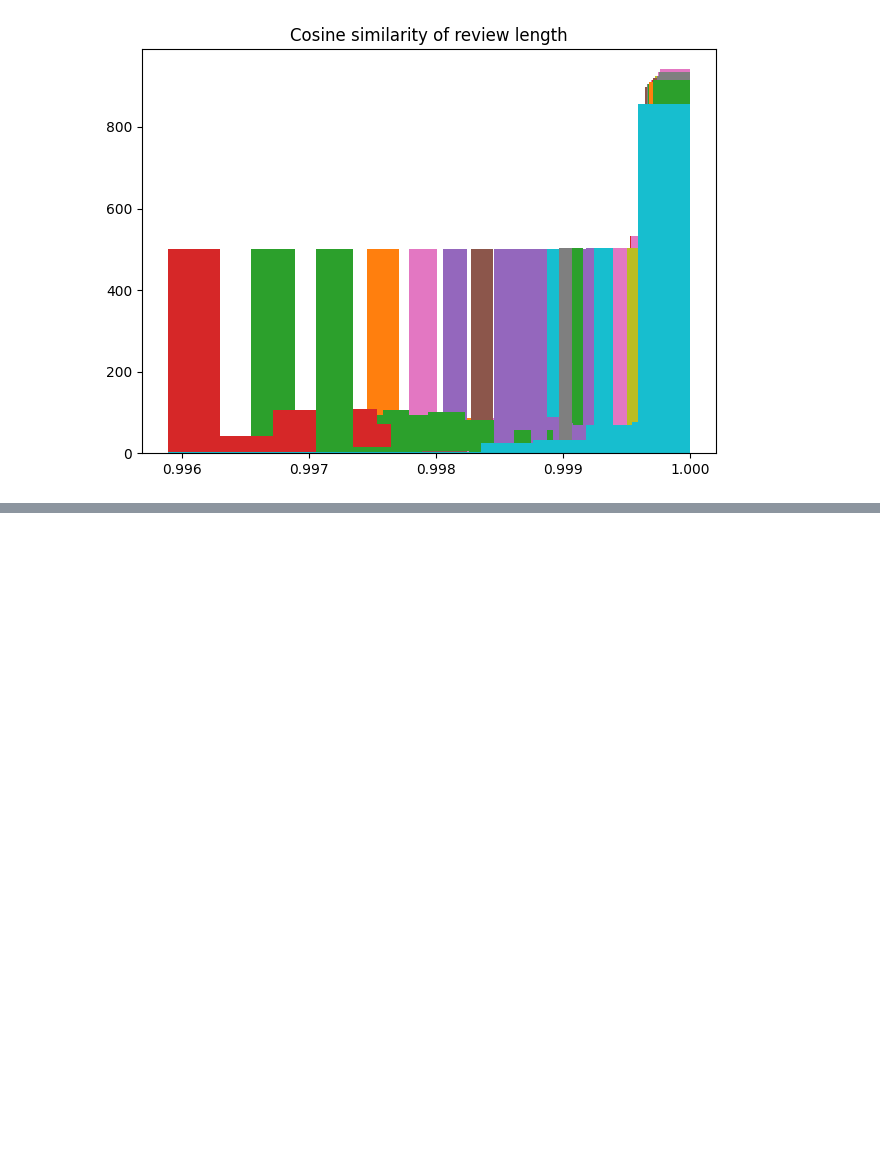
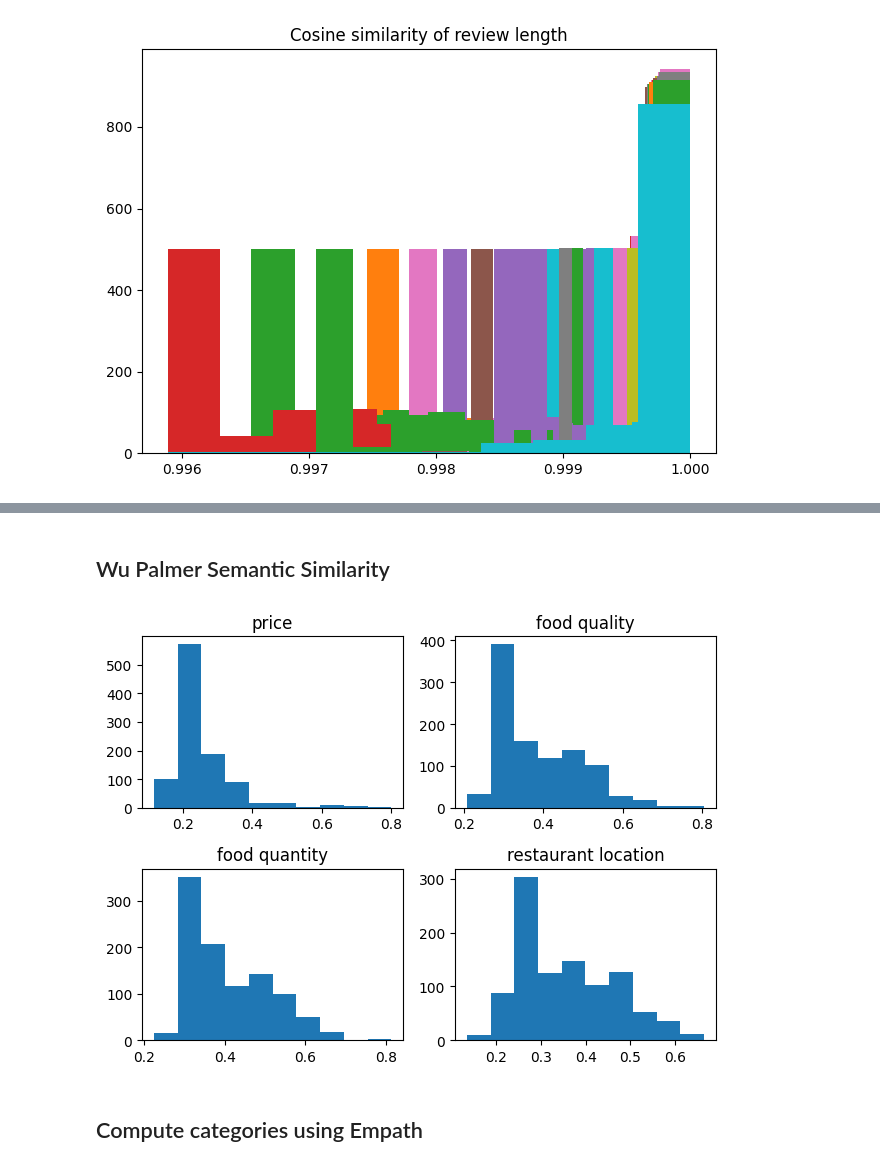
Before and after one commit to Kirollos-Hanna/NLP_Sentiment_Analysis_Project, a Jupyter notebook: RestaurantReviewSentimentAnalysis.ipynb, the cells around one changed output, grey strips where cells are left out. Saved outputs shown, nothing was run; the diff lists cells and outputs as text; code cells hidden in the pictures; blank space fills up the shorter version.

```diff
--- a/RestaurantReviewSentimentAnalysis.ipynb
+++ b/RestaurantReviewSentimentAnalysis.ipynb
@@ -182,0 +410,6 @@ fig.tight_layout()
+# %%
+# Define the topic keywords
+price = "price"
+quality = "quality"
+quantity = "quantity"
+location = "location"
@@ -182,0 +433,10 @@ fig.tight_layout()
+# %%
+category_column=[]
+topic_enum = {price:1, quality:2,quantity:3,location:4}
+for cat in category_for_sentence:
+    category_column.append(topic_enum[max(cat, key=cat.get)])
+
+if 'Related_Topic' not in restaurant_reviews.columns:
+    restaurant_reviews.insert(4, "Related_Topic", category_column, True)
+# %% [markdown]
+## Wu Palmer Semantic Similarity
@@ -182,0 +506,35 @@ fig.tight_layout()
+# %%
+# price_related_reviews = restaurant_reviews.where(restaurant_reviews["price"] == 1)
+# price_related_reviews = price_related_reviews.dropna()
+# restaurant_reviews.shape
+price_wu_similarity = []
+quality_wu_similarity = []
+quantity_wu_similarity = []
+location_wu_similarity = []
+for ind, review in restaurant_reviews.iterrows():
+    price_wu_similarity.append(symmetric_sentence_similarity_wu(review["Review"],"price"))
+    quality_wu_similarity.append(symmetric_sentence_similarity_wu(review["Review"],"food quality"))
+    quantity_wu_similarity.append(symmetric_sentence_similarity_wu(review["Review"],"food quantity"))
+    location_wu_similarity.append(symmetric_sentence_similarity_wu(review["Review"],"restaurant location"))
+# %%
+gs = gridspec.GridSpec(2, 2)
+
+fig = plt.figure()
+ax1 = fig.add_subplot(gs[0, 0]) # row 0, col 0
+ax2 = fig.add_subplot(gs[0, 1]) # row 0, col 1
+ax3 = fig.add_subplot(gs[1, 0]) # row 1, col 0
+ax4 = fig.add_subplot(gs[1, 1]) # row 1, col 1
+
+ax1.hist(price_wu_similarity, label="price")
+ax1.set_title('price')
+ax2.hist(quality_wu_similarity, label="food quality")
+ax2.set_title('food quality')
+ax3.hist(quantity_wu_similarity, label="food quantity")
+ax3.set_title('food quantity')
+ax4.hist(location_wu_similarity, label="restaurant location")
+ax4.set_title('restaurant location')
+fig.tight_layout()
+# %% [output]
+[figure, added]
+# %% [markdown]
+## Compute categories using Empath
```
Also changed, not shown: parts of 44 cells of this notebook, 1 other file.
